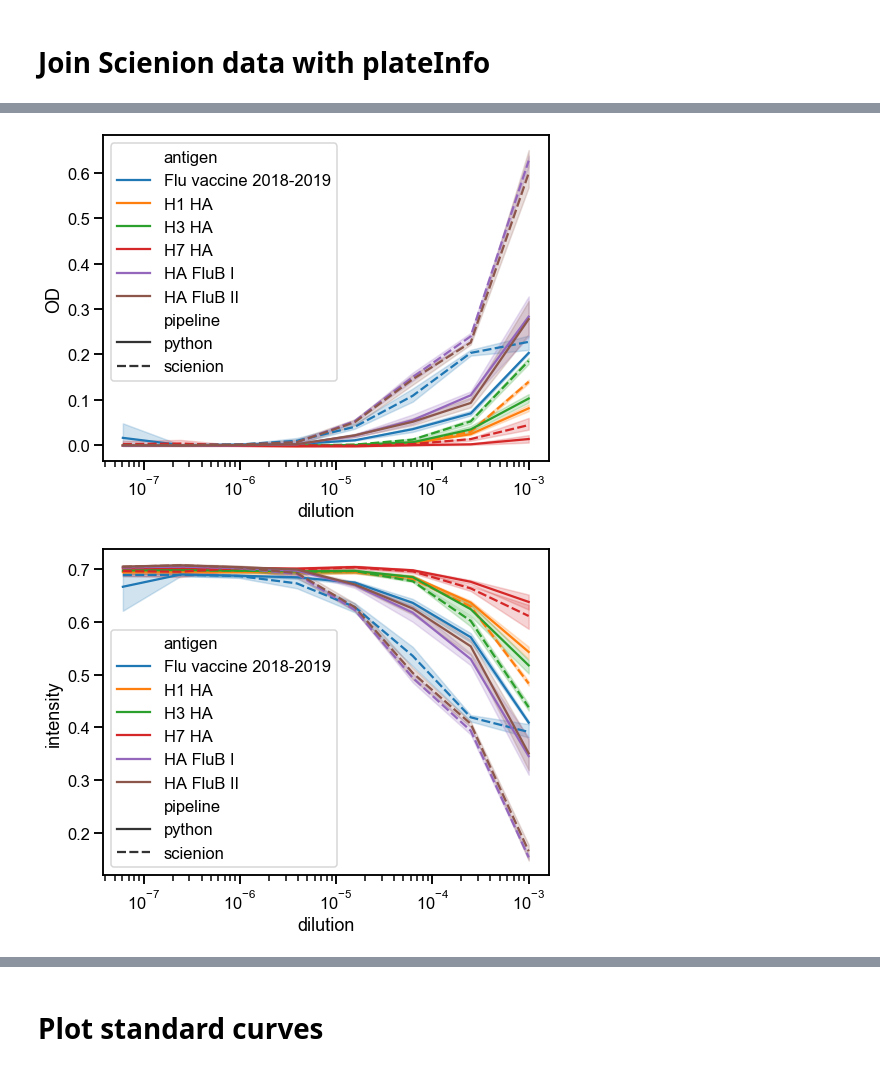
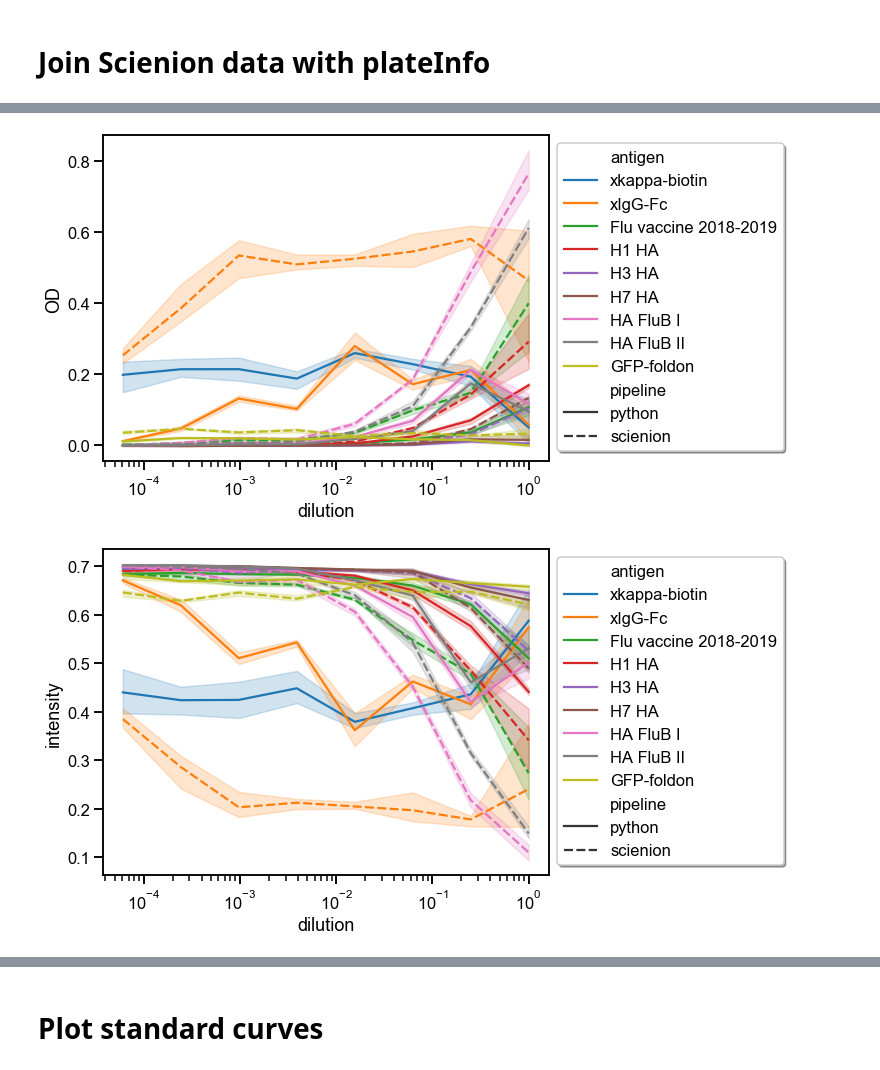
Before and after one commit to mehta-lab/multiSero, a Jupyter notebook: notebooks_interpretation/20200330_March25_flutasteplate_1/FluPlateInterpretationV4_smg.ipynb, the cells around one changed output, grey strips where cells are left out. Drawn from its saved outputs; the diff is of its cells as text; code cells hidden in the pictures.

Commit message:
start a consolidated notebook to compare data between scienion and our pipeline

```diff
--- a/notebooks_interpretation/20200330_March25_flutasteplate_1/FluPlateInterpretationV4_smg.ipynb
+++ b/notebooks_interpretation/20200330_March25_flutasteplate_1/FluPlateInterpretationV4_smg.ipynb
@@ -32,10 +33,11 @@ For ease of reading and manipulating data, all data is converted in $n$-dimensio
 # %%
 data_folder=r'/Volumes/GoogleDrive/My Drive/ELISAarrayReader/images_scienion/2020-03-30-15-08-05-COVD_March25_fluplatetest_AdamsPlate'
 plateinfo_path=os.path.join(data_folder,'PlateInfoFLuplate.csv')
-antigenOD_path=os.path.join(data_folder,'robin_ODs.xlsx') #this is data from SMG interpolation approach
+antigenOD_path=os.path.join(data_folder,'robin_ODs.xlsx')
 intensityBG_path=os.path.join(data_folder,'scienion_fluanalysis4.xlsx')
-canary_int_path=os.path.join(data_folder,'robin_intensities.xlsx') #this is intensity data from SMG interpolation approach
+canary_int_path=os.path.join(data_folder,'robin_intensities.xlsx')
 canary_bg_path=os.path.join(data_folder,'robin_backgrounds.xlsx')
+antigens_path=os.path.join(data_folder,'robin_antigens.xlsx')
 # %%
 plate_info_df=pd.read_csv(plateinfo_path)
 plate_info_df.rename(columns={'Well': 'well_id', 'Type':'type', 'Dilution':'dilution'}, inplace=True)
@@ -64,7 +66,7 @@ plate_info_df
 | 95 | H12 | Control | 1.000000e+00 | AssayDiluentControl | 0 |
 96 rows × 5 columns
 # %%
-antigen_df = xlsx2D_to_df1D(xlsx_path=antigenOD_path, sheet='antigens', data_col='antigen')
+antigen_df = xlsx2D_to_df1D(xlsx_path=antigens_path, sheet='antigens', data_col='antigen')
 antigen_df
 # %% [output]
 |  | antigen_row | antigen_col | antigen |
@@ -346,15 +348,16 @@ canary_df
 # %%
-# serum = 'HumanReferencePlasma'
-serum = 'MS'
+serum = 'HumanReferencePlasma'
+#serum = 'MS'
 day = 0
 sub_df = canary_df[(canary_df['serum']==serum) & (canary_df['day']==day)]
 y_list = ["OD", "intensity", "background"]
 
 for y in y_list:
     plt.figure(figsize =(8, 6))
     ax1 = sns.lineplot(x="dilution", y=y, hue='antigen', style= 'pipeline', data=sub_df)
     ax1.set(xscale="log")
-    plt.savefig(os.path.join(data_folder, '.'.join([y, 'jpg'])), dpi=300)
+    lgd=ax1.legend(loc='upper left', bbox_to_anchor=(1, 1), shadow=True, ncol=1)
+    plt.savefig(os.path.join(data_folder, '.'.join([y, 'jpg'])), dpi=300, bbox_inches='tight')
 # %% [output]
-[figure, old version]
+[figure, new version]
-[figure, old version]
+[figure, new version]
```
Also changed, not shown: parts of 9 cells of this notebook, 2 other files.
